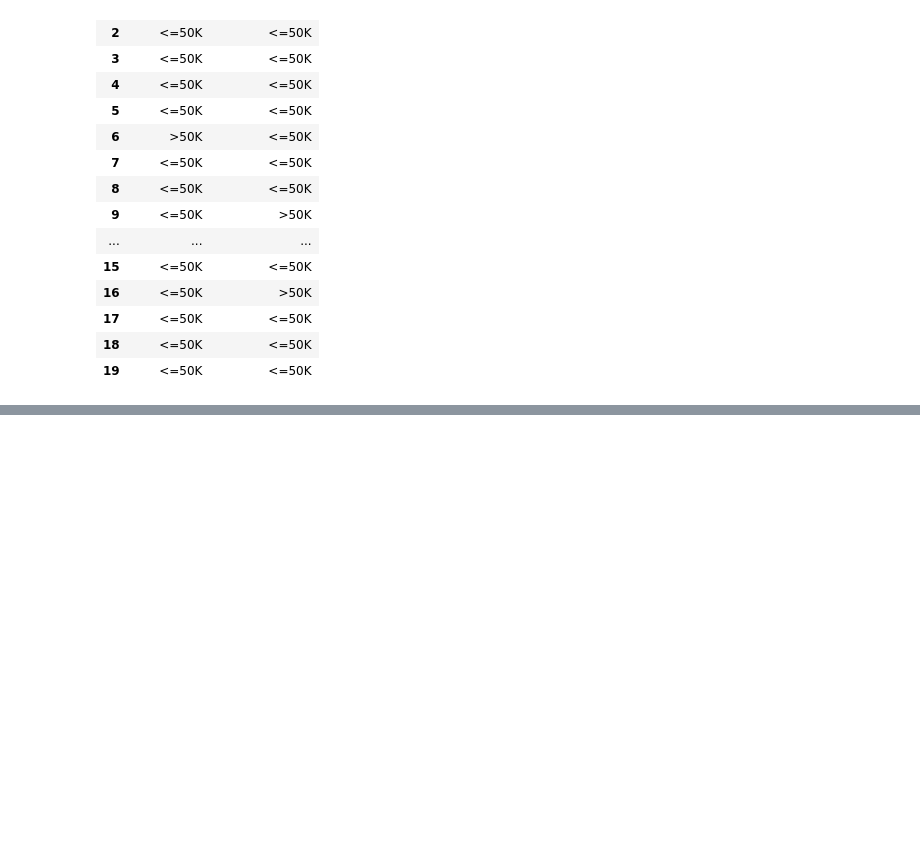
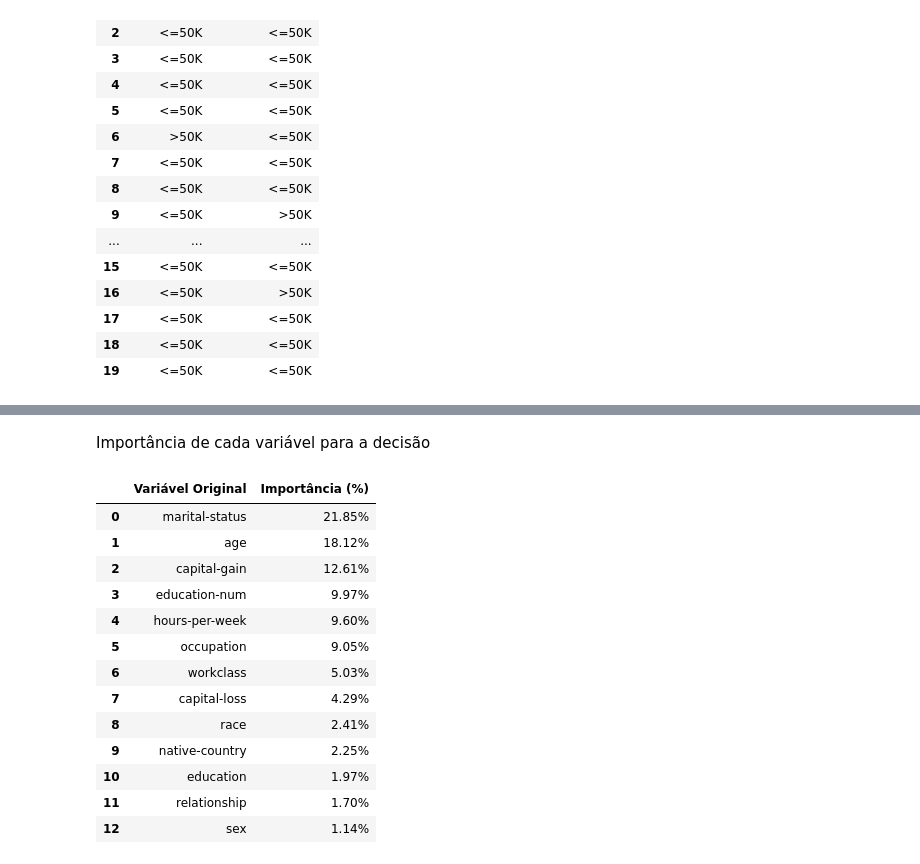
Before and after one commit to Alex-32-dev/IA_Machine_Learning_Adult, a Jupyter notebook: arvoreDeDecisao.ipynb, the cells around one changed output, grey strips where cells are left out. Drawn from its saved outputs; the diff is of its cells as text; code cells hidden in the pictures; blank space fills up the shorter version.

```diff
--- a/arvoreDeDecisao.ipynb
+++ b/arvoreDeDecisao.ipynb
@@ -430,0 +292,40 @@ plt.show()
+# %% [markdown]
+Importância de cada variável para a decisão
+# %%
+importance_grouped = (
+    feature_importance
+    .groupby("Variável Original")["Importância"]
+    .sum()
+    .sort_values(ascending=False)
+    .reset_index()
+)
+
+importance_grouped["Importância (%)"] = (
+    importance_grouped["Importância"] * 100
+)
+
+display(
+    importance_grouped[
+        ["Variável Original", "Importância (%)"]
+    ].style.format({
+        "Importância (%)": "{:.2f}%"
+    }).background_gradient(
+        subset=["Importância (%)"],
+        cmap="Blues"
+    )
+)
+# %% [output]
+|  | Variável Original | Importância (%) |
+| 0 | marital-status | 21.85% |
+| 1 | age | 18.12% |
+| 2 | capital-gain | 12.61% |
+| 3 | education-num | 9.97% |
+| 4 | hours-per-week | 9.60% |
+| 5 | occupation | 9.05% |
+| 6 | workclass | 5.03% |
+| 7 | capital-loss | 4.29% |
+| 8 | race | 2.41% |
+| 9 | native-country | 2.25% |
+| 10 | education | 1.97% |
+| 11 | relationship | 1.70% |
+| 12 | sex | 1.14% |
```
Also changed, not shown: parts of 19 cells of this notebook.
